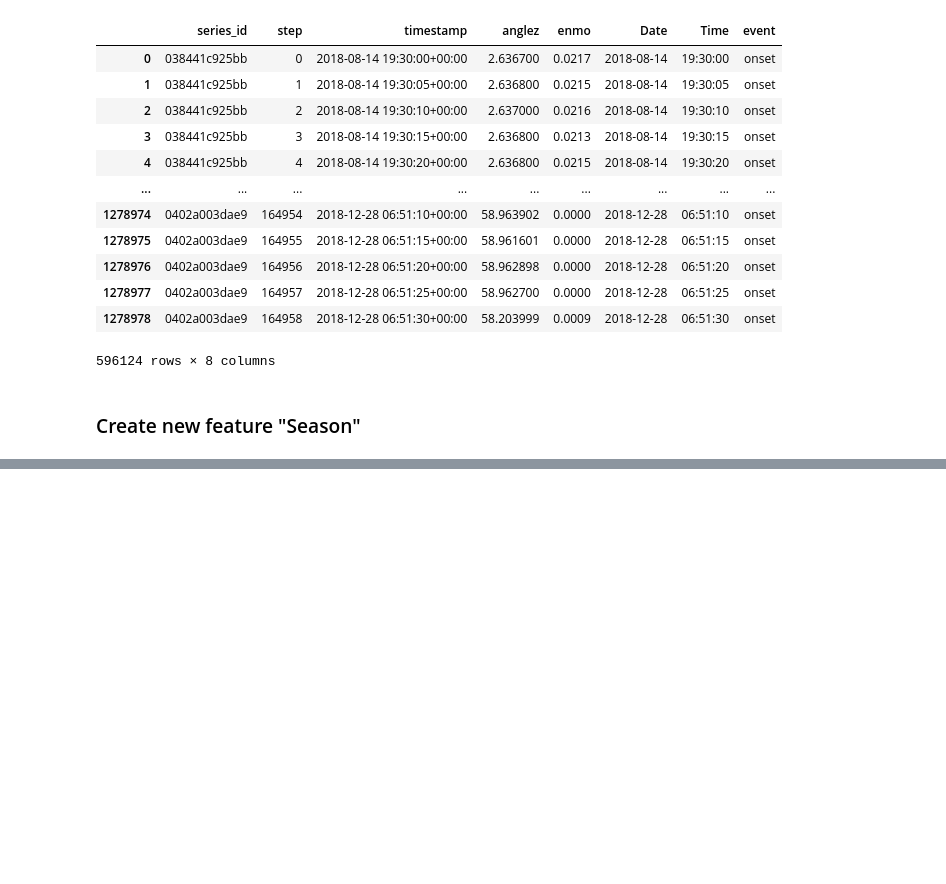
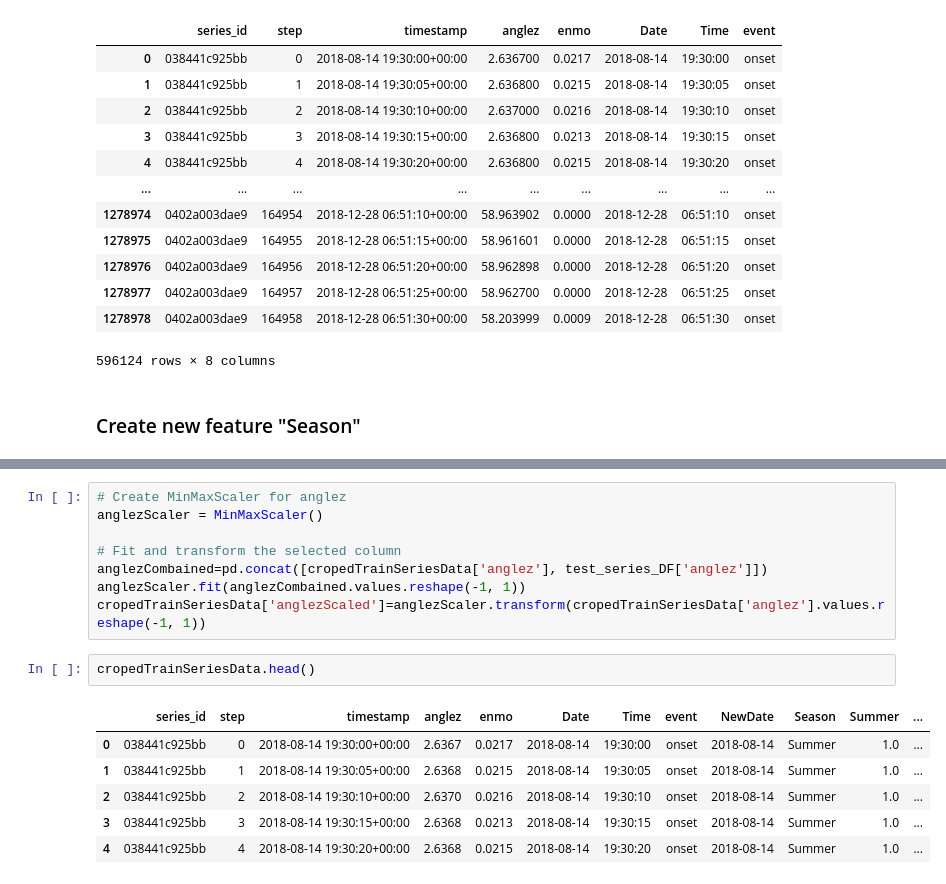
Before and after one commit to kokul93/Algorithm, a Jupyter notebook: uom-239329t-gr09.ipynb, the cells around one changed output, grey strips where cells are left out. Drawn from its saved outputs; the diff is of its cells as text; blank space fills up the shorter version.

```diff
--- a/uom-239329t-gr09.ipynb
+++ b/uom-239329t-gr09.ipynb
@@ -552,0 +605,17 @@ cropedTrainSeriesData[cropedTrainSeriesData['event']=='onset']
+# %%
+# Create MinMaxScaler for anglez
+anglezScaler = MinMaxScaler()
+
+# Fit and transform the selected column
+anglezCombained=pd.concat([cropedTrainSeriesData['anglez'], test_series_DF['anglez']])
+anglezScaler.fit(anglezCombained.values.reshape(-1, 1))
+cropedTrainSeriesData['anglezScaled']=anglezScaler.transform(cropedTrainSeriesData['anglez'].values.reshape(-1, 1))
+# %%
+cropedTrainSeriesData.head()
+# %% [output]
+|  | series_id | step | timestamp | anglez | enmo | Date | Time | event | NewDate | Season | Summer | ... |
+| 0 | 038441c925bb | 0 | 2018-08-14 19:30:00+00:00 | 2.6367 | 0.0217 | 2018-08-14 | 19:30:00 | onset | 2018-08-14 | Summer | 1.0 | ... |
+| 1 | 038441c925bb | 1 | 2018-08-14 19:30:05+00:00 | 2.6368 | 0.0215 | 2018-08-14 | 19:30:05 | onset | 2018-08-14 | Summer | 1.0 | ... |
+| 2 | 038441c925bb | 2 | 2018-08-14 19:30:10+00:00 | 2.6370 | 0.0216 | 2018-08-14 | 19:30:10 | onset | 2018-08-14 | Summer | 1.0 | ... |
+| 3 | 038441c925bb | 3 | 2018-08-14 19:30:15+00:00 | 2.6368 | 0.0213 | 2018-08-14 | 19:30:15 | onset | 2018-08-14 | Summer | 1.0 | ... |
+| 4 | 038441c925bb | 4 | 2018-08-14 19:30:20+00:00 | 2.6368 | 0.0215 | 2018-08-14 | 19:30:20 | onset | 2018-08-14 | Summer | 1.0 | ... |
```
Also changed, not shown: parts of 11 cells of this notebook.
